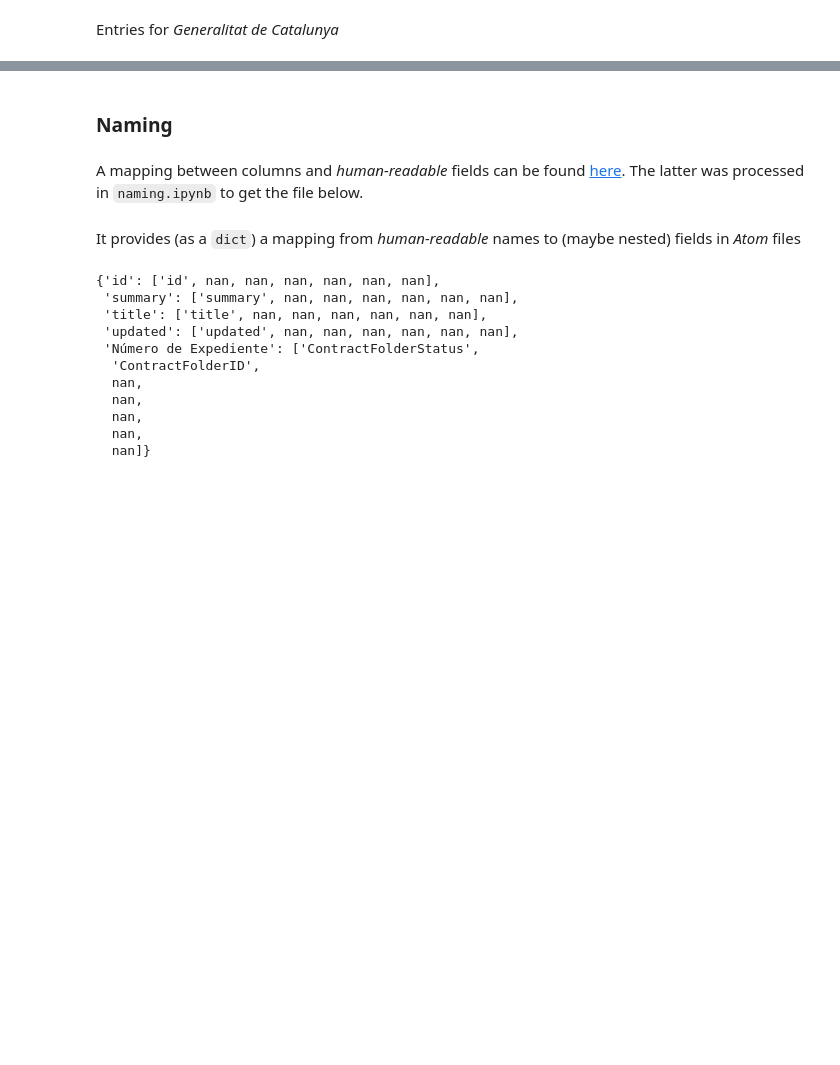
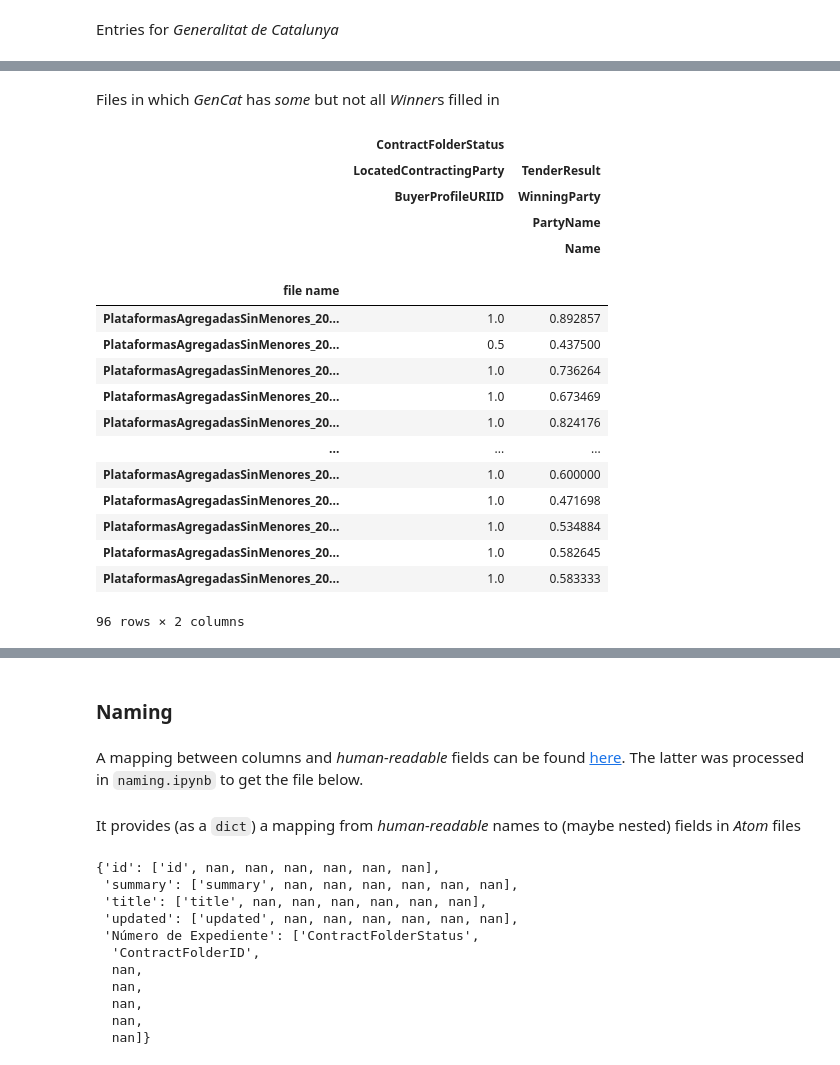
Before and after one commit to manuvazquez/dlsproc, a Jupyter notebook: reports/2021.ipynb, the cells around one changed output, grey strips where cells are left out. Saved outputs shown, nothing was run; the diff lists cells and outputs as text; code cells hidden in the pictures; blank space fills up the shorter version.

```diff
--- a/reports/2021.ipynb
+++ b/reports/2021.ipynb
@@ -511,0 +674,25 @@ Name: id, Length: 1679, dtype: object
+# %% [markdown]
+Files in which *GenCat* has *some* but not all *Winner*s filled in
+# %%
+filename_notna_ratio[(filename_notna_ratio[winner_col] > 0) & (filename_notna_ratio[winner_col] < 1.)]
+# %% [output]
+|  | ContractFolderStatus |  |
+|  | LocatedContractingParty | TenderResult |
+|  | BuyerProfileURIID | WinningParty |
+|  |  | PartyName |
+|  |  | Name |
+|  |  |  |
+|  |  |  |
+| file name |  |  |
+| PlataformasAgregadasSinMenores_20... | 1.0 | 0.892857 |
+| PlataformasAgregadasSinMenores_20... | 0.5 | 0.437500 |
+| PlataformasAgregadasSinMenores_20... | 1.0 | 0.736264 |
+| PlataformasAgregadasSinMenores_20... | 1.0 | 0.673469 |
+| PlataformasAgregadasSinMenores_20... | 1.0 | 0.824176 |
+| ... | ... | ... |
+| PlataformasAgregadasSinMenores_20... | 1.0 | 0.600000 |
+| PlataformasAgregadasSinMenores_20... | 1.0 | 0.471698 |
+| PlataformasAgregadasSinMenores_20... | 1.0 | 0.534884 |
+| PlataformasAgregadasSinMenores_20... | 1.0 | 0.582645 |
+| PlataformasAgregadasSinMenores_20... | 1.0 | 0.583333 |
+96 rows × 2 columns
```
Also changed, not shown: parts of 54 cells of this notebook, 3 other files.
